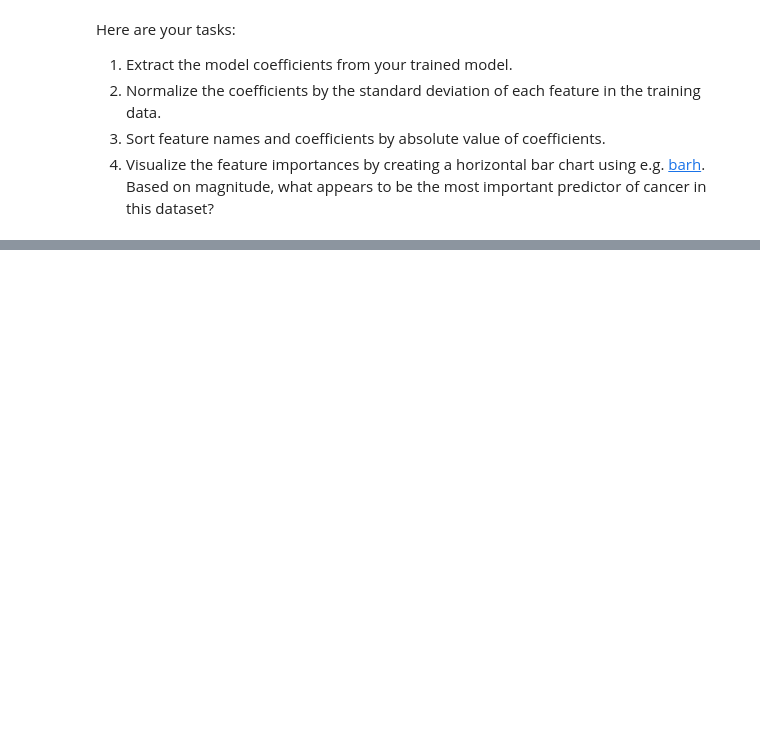
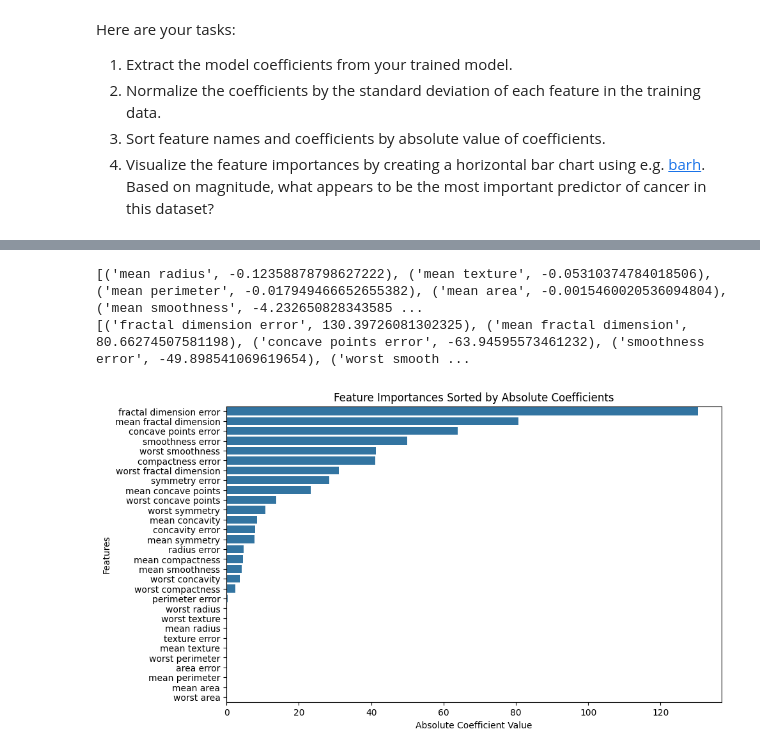
Before and after one commit to smyazdani/ucsd_ml-ai_bootcamp, a Jupyter notebook: Student_MLE_MiniProject_Logistic_Regression.ipynb, the cells around one changed output, grey strips where cells are left out. Drawn from its saved outputs; the diff is of its cells as text; code cells hidden in the pictures; blank space fills up the shorter version.

```diff
--- a/Student_MLE_MiniProject_Logistic_Regression.ipynb
+++ b/Student_MLE_MiniProject_Logistic_Regression.ipynb
@@ -248,0 +248,8 @@ Here are your tasks:
+# %%
+# Extract coefficients
+model = pipe.named_steps['logistic']
+coefficients = model.coef_
+print("Coefficients:", coefficients)
+
+intercept = model.intercept_
+print("Intercept:", intercept)
@@ -248,0 +263,10 @@ Here are your tasks:
+# %%
+# Normalize the coefficients by the standard deviation
+scaler = pipe.named_steps['scaler']
+
+# Get the standard deviations of the features in the training data
+std_dev = scaler.scale_
+
+# Normalize coefficients
+normalized_coefficients = coefficients / std_dev
+print("Normalized Coefficients:", normalized_coefficients)
@@ -249,2 +282,10 @@ Here are your tasks:
 # %%
 # Sort feature names and coefficients by absolute value of coefficients
+feature_names = data.feature_names
+coefficients_and_features = list(zip(feature_names, normalized_coefficients.flatten()))
+print(coefficients_and_features)
+sorted_coefficients_and_features = sorted(coefficients_and_features, key=lambda x: np.abs(x[1]), reverse=True)
+print(sorted_coefficients_and_features)
+# %% [output]
+[('mean radius', -0.12358878798627222), ('mean texture', -0.05310374784018506), ('mean perimeter', -0.017949466652655382), ('mean area', -0.0015460020536094804), ('mean smoothness', -4.232650828343585 ...
+[('fractal dimension error', 130.39726081302325), ('mean fractal dimension', 80.66274507581198), ('concave points error', -63.94595573461232), ('smoothness error', -49.898541069619654), ('worst smooth ...
@@ -252,0 +292,15 @@ Here are your tasks:
+# %%
+# Visualize feature importances
+
+# Prepare the data for visualization
+features, coeffs = zip(*sorted_coefficients_and_features)
+
+# Create the plot
+plt.figure(figsize=(10, 6))
+sns.barplot(x=np.abs(coeffs), y=features, orient='h')
+plt.title('Feature Importances Sorted by Absolute Coefficients')
+plt.xlabel('Absolute Coefficient Value')
+plt.ylabel('Features')
+plt.show()
+# %% [output]
+[figure, added]
```
Also changed, not shown: parts of 12 cells of this notebook.
